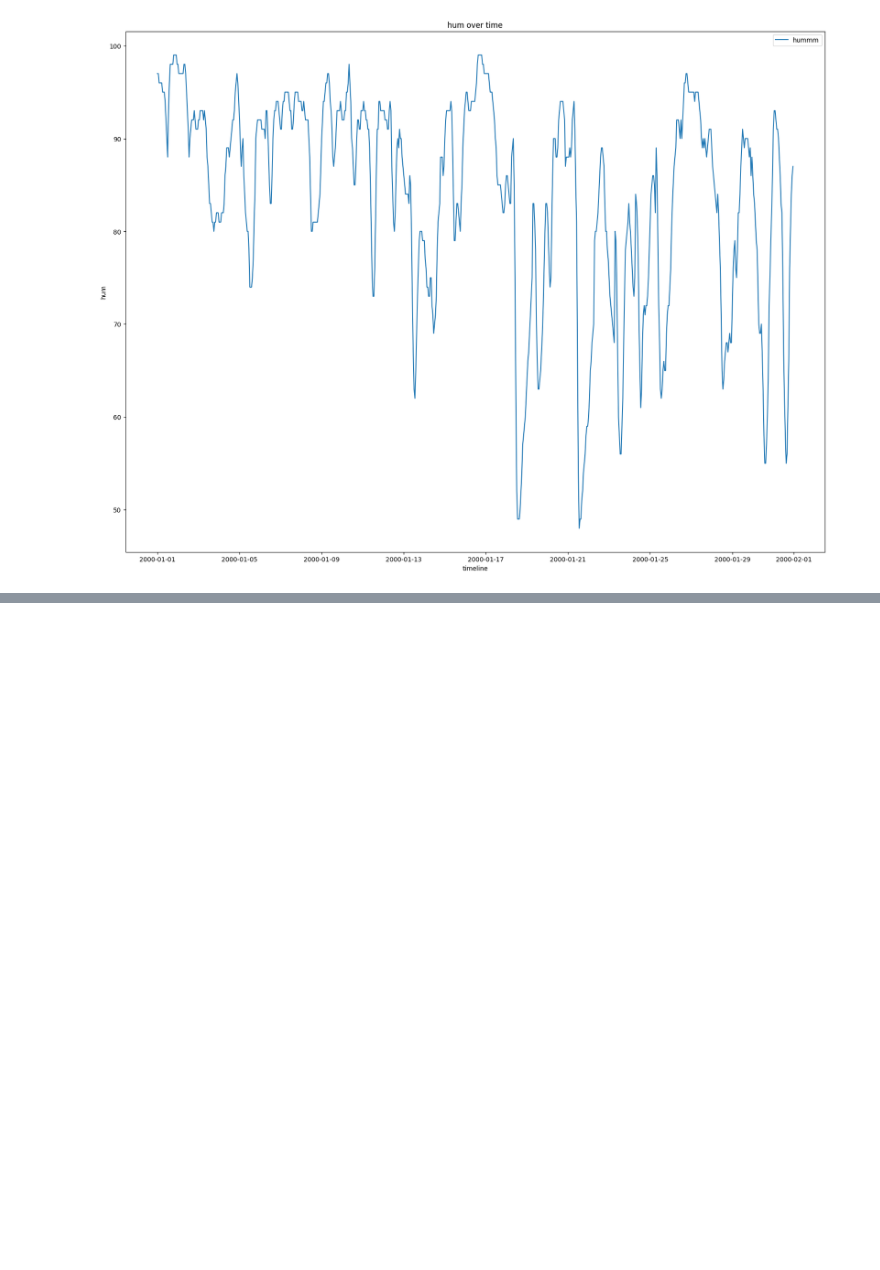
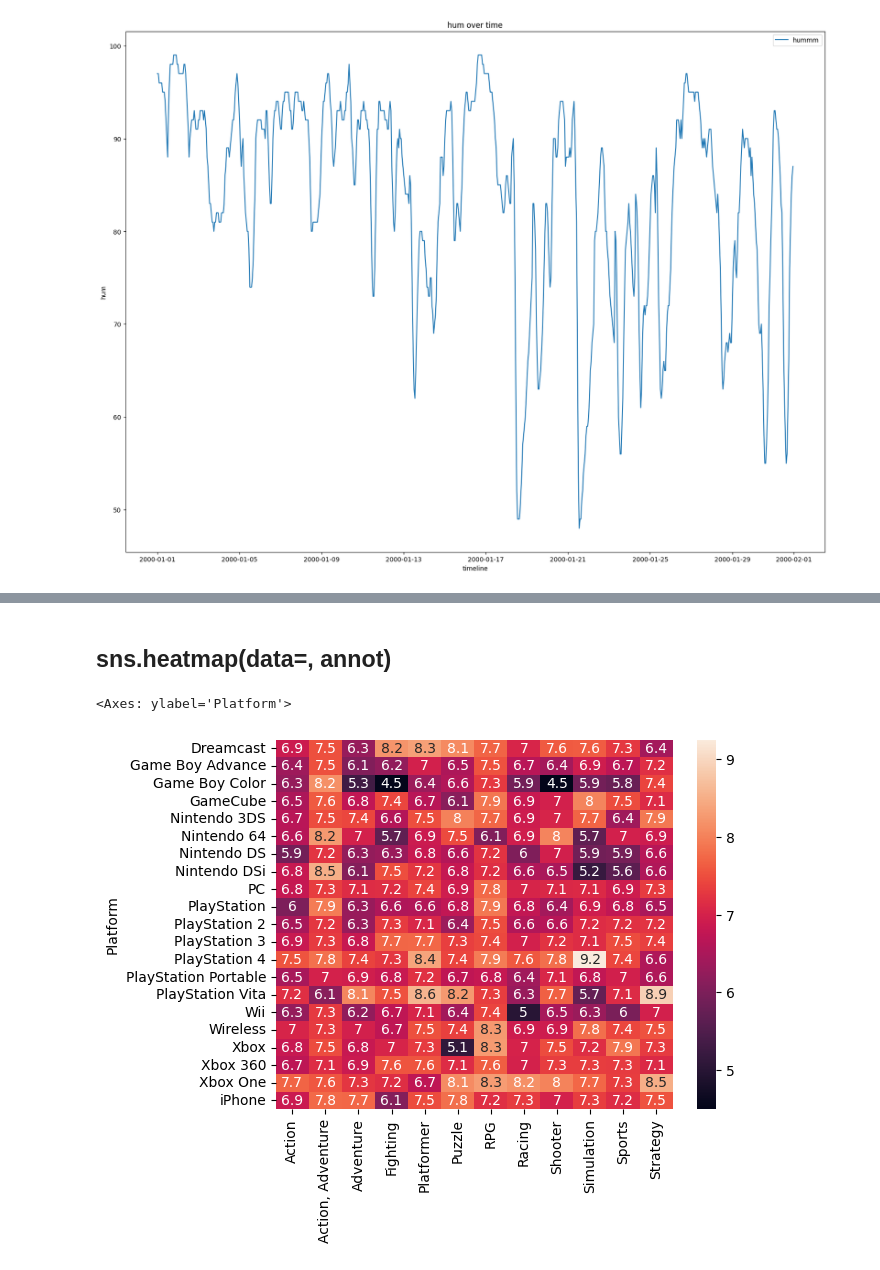
Before and after one commit to ivanchantf/python_learning_data_science, a Jupyter notebook: vis.ipynb, the cells around one changed output, grey strips where cells are left out. Saved outputs shown, nothing was run; the diff lists cells and outputs as text; code cells hidden in the pictures; blank space fills up the shorter version.

```diff
--- a/vis.ipynb
+++ b/vis.ipynb
@@ -32,0 +66,7 @@ Text(0, 0.5, 'hum')
+# %% [markdown]
+## sns.heatmap(data=, annot)
+# %%
+sns.heatmap(data=ign_data,annot=True)
+# %% [output]
+<Axes: ylabel='Platform'>
+[figure, added]
```
Also changed, not shown: parts of 3 cells of this notebook, 1 other file.
